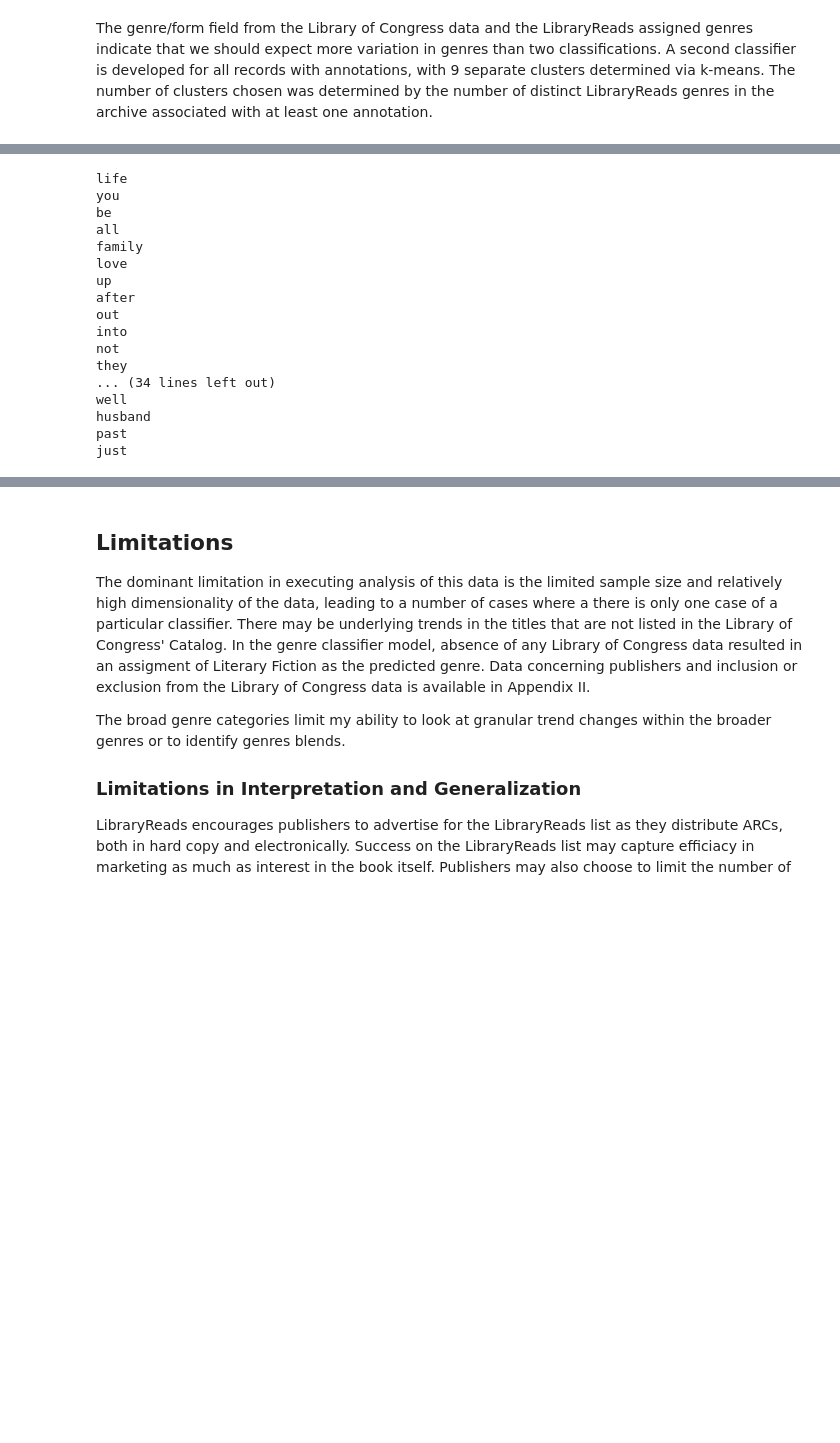
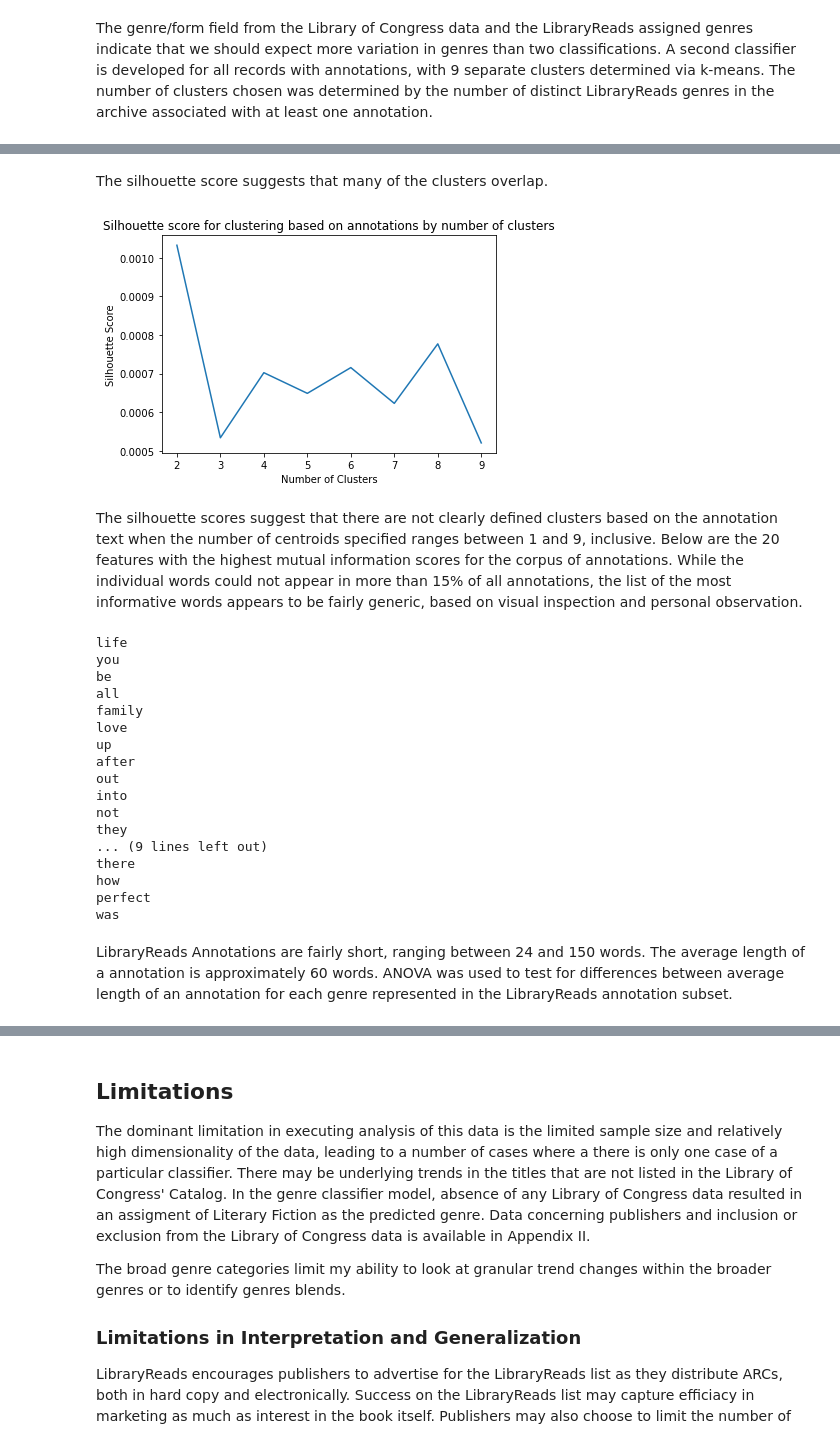
Before and after one commit to ataylor624/INFO2950, a Jupyter notebook: Phase V/Final Report Format.ipynb, the cells around one changed output, grey strips where cells are left out. Drawn from its saved outputs; the diff is of its cells as text; code cells hidden in the pictures; blank space fills up the shorter version.

Commit message:
ANOVA

```diff
--- a/Phase V/Final Report Format.ipynb
+++ b/Phase V/Final Report Format.ipynb
@@ -853,7 +854,27 @@ Name: kmeans9, dtype: int64
+# %% [markdown]
+The silhouette score suggests that many of the clusters overlap.
+# %%
+silhouette_scores=[]
+for k in range(2,9):
+    col_title = 'kmeans'+str(k)
+    kmeans_all=KMeans(n_clusters = k).fit(annotation_matrix)
+    annotation_only[col_title]=kmeans_all.labels_
+    silhouette_scores.append(silhouette_score(annotation_matrix,annotation_only[col_title]))
+silhouette_scores.append(silhouette_kmeans9)
+
+plt.plot([2,3,4,5,6,7,8,9],silhouette_scores)
+plt.xlabel('Number of Clusters')
+plt.ylabel('Silhouette Score')
+plt.title('Silhouette score for clustering based on annotations by number of clusters')
+plt.show()
+# %% [output]
+[figure, added]
+# %% [markdown]
+The silhouette scores suggest that there are not clearly defined clusters based on the annotation text when the number of centroids specified ranges between 1 and 9, inclusive. Below are the 20 features with the highest mutual information scores for the corpus of annotations. While the individual words could not appear in more than 15% of all annotations, the list of the most informative words appears to be fairly generic, based on visual inspection and personal observation.
 # %%
 mutual_info = mutual_info_classif(annotation_matrix,annotation_only.kmeans9)
 mutual_info_indices = np.flip(mutual_info.argsort())
-for i in mutual_info_indices[:50]:
+for i in mutual_info_indices[:25]:
     print(list(annotation_vectorizer.get_feature_names())[i])
 # %% [output]
 life
@@ -868,8 +889,10 @@ out
 into
 not
 they
-... (34 lines left out)
-well
-husband
-past
-just
+... (9 lines left out)
+there
+how
+perfect
+was
+# %% [markdown]
+LibraryReads Annotations are fairly short, ranging between 24 and 150 words. The average length of a annotation is approximately 60 words. ANOVA was used to test for differences between average length of an annotation for each genre represented in the LibraryReads annotation subset.
```
Also changed, not shown: parts of 12 cells of this notebook.
